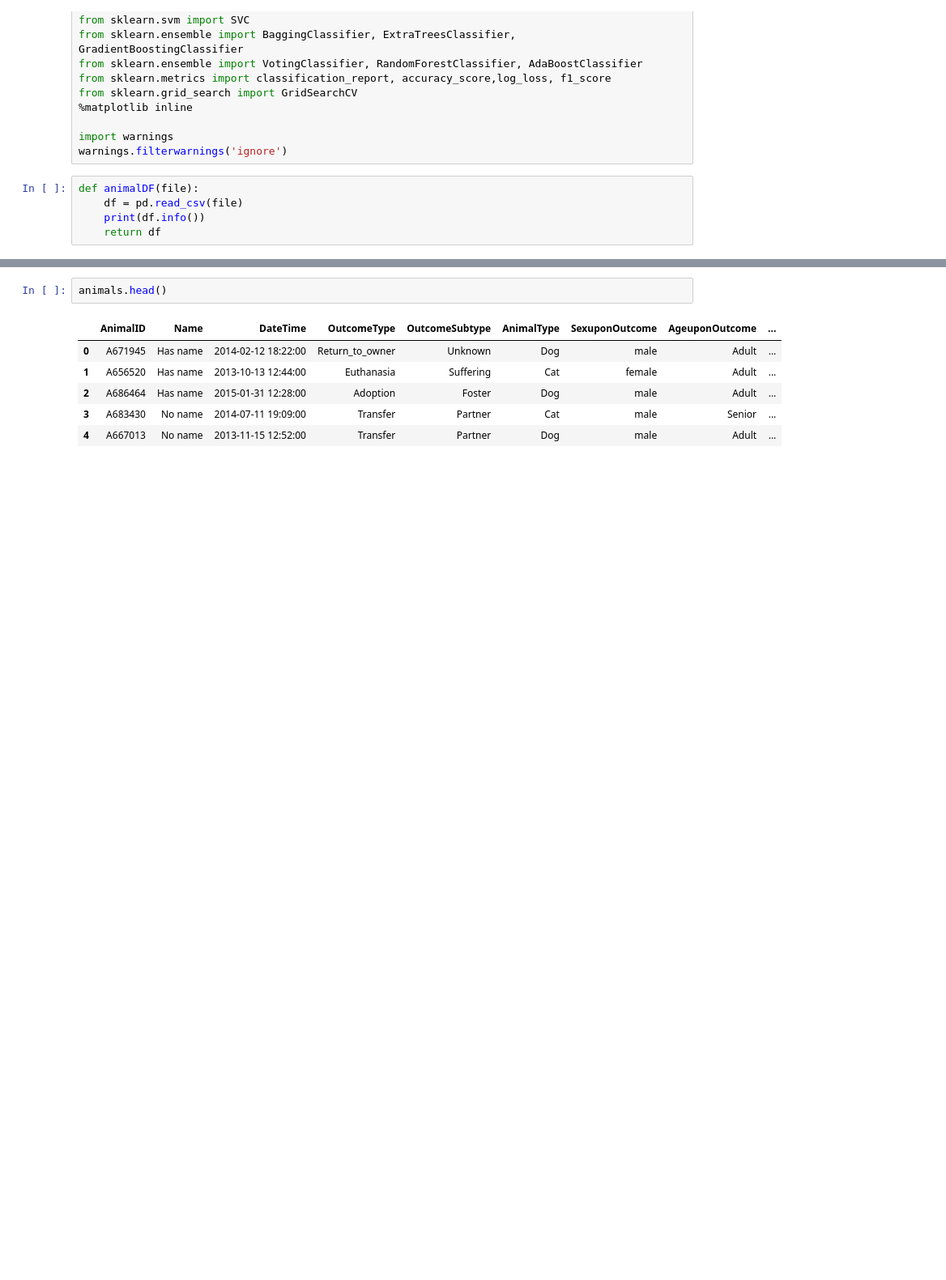
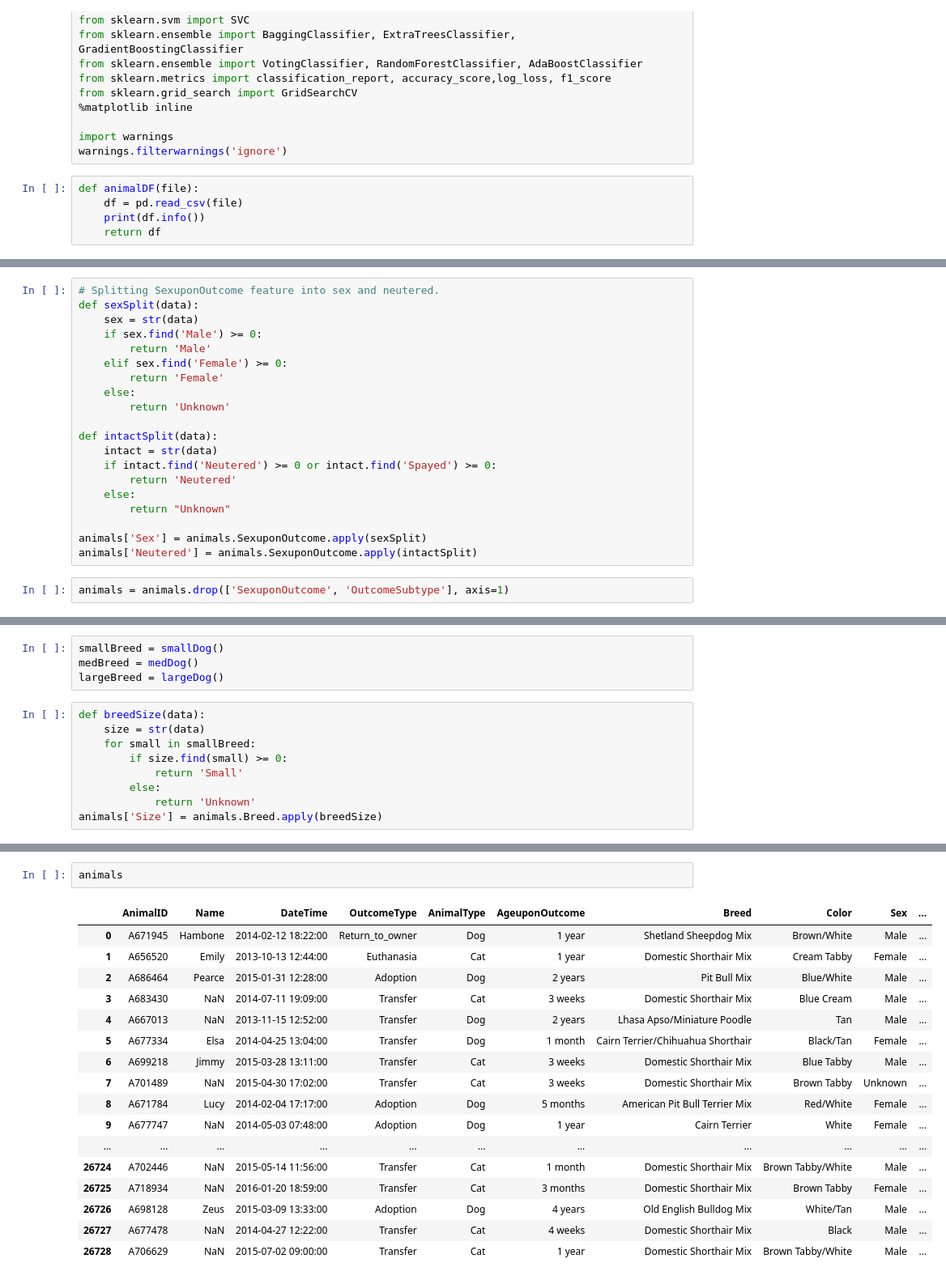
Before and after one commit to Infinite88/animal-shelter, a Jupyter notebook: animal_shelter.ipynb, the cells around one changed output, grey strips where cells are left out. Shown at 81% size. Drawn from its saved outputs; the diff is of its cells as text; blank space fills up the shorter version.

```diff
--- a/animal_shelter.ipynb
+++ b/animal_shelter.ipynb
@@ -191,0 +79,22 @@ test['AgeuponOutcome'] = test.AgeuponOutcome.apply(age_group)
+# %%
+# Splitting SexuponOutcome feature into sex and neutered.
+def sexSplit(data):
+    sex = str(data)
+    if sex.find('Male') >= 0:
+        return 'Male'
+    elif sex.find('Female') >= 0:
+        return 'Female'
+    else:
+        return 'Unknown'
+
+def intactSplit(data):
+    intact = str(data)
+    if intact.find('Neutered') >= 0 or intact.find('Spayed') >= 0:
+        return 'Neutered'
+    else:
+        return "Unknown"
+
+animals['Sex'] = animals.SexuponOutcome.apply(sexSplit)
+animals['Neutered'] = animals.SexuponOutcome.apply(intactSplit)
+# %%
+animals = animals.drop(['SexuponOutcome', 'OutcomeSubtype'], axis=1)
@@ -191,0 +103,13 @@ test['AgeuponOutcome'] = test.AgeuponOutcome.apply(age_group)
+# %%
+smallBreed = smallDog()
+medBreed = medDog()
+largeBreed = largeDog()
+# %%
+def breedSize(data):
+    size = str(data)
+    for small in smallBreed:
+        if size.find(small) >= 0:
+            return 'Small'
+        else:
+            return 'Unknown'
+animals['Size'] = animals.Breed.apply(breedSize)
@@ -192,9 +122,20 @@ test['AgeuponOutcome'] = test.AgeuponOutcome.apply(age_group)
 # %%
-animals.head()
+animals
 # %% [output]
-|  | AnimalID | Name | DateTime | OutcomeType | OutcomeSubtype | AnimalType | SexuponOutcome | AgeuponOutcome | ... |
-| 0 | A671945 | Has name | 2014-02-12 18:22:00 | Return_to_owner | Unknown | Dog | male | Adult | ... |
-| 1 | A656520 | Has name | 2013-10-13 12:44:00 | Euthanasia | Suffering | Cat | female | Adult | ... |
-| 2 | A686464 | Has name | 2015-01-31 12:28:00 | Adoption | Foster | Dog | male | Adult | ... |
-| 3 | A683430 | No name | 2014-07-11 19:09:00 | Transfer | Partner | Cat | male | Senior | ... |
-| 4 | A667013 | No name | 2013-11-15 12:52:00 | Transfer | Partner | Dog | male | Adult | ... |
+|  | AnimalID | Name | DateTime | OutcomeType | AnimalType | AgeuponOutcome | Breed | Color | Sex | ... |
+| 0 | A671945 | Hambone | 2014-02-12 18:22:00 | Return_to_owner | Dog | 1 year | Shetland Sheepdog Mix | Brown/White | Male | ... |
+| 1 | A656520 | Emily | 2013-10-13 12:44:00 | Euthanasia | Cat | 1 year | Domestic Shorthair Mix | Cream Tabby | Female | ... |
+| 2 | A686464 | Pearce | 2015-01-31 12:28:00 | Adoption | Dog | 2 years | Pit Bull Mix | Blue/White | Male | ... |
+| 3 | A683430 | NaN | 2014-07-11 19:09:00 | Transfer | Cat | 3 weeks | Domestic Shorthair Mix | Blue Cream | Male | ... |
+| 4 | A667013 | NaN | 2013-11-15 12:52:00 | Transfer | Dog | 2 years | Lhasa Apso/Miniature Poodle | Tan | Male | ... |
+| 5 | A677334 | Elsa | 2014-04-25 13:04:00 | Transfer | Dog | 1 month | Cairn Terrier/Chihuahua Shorthair | Black/Tan | Female | ... |
+| 6 | A699218 | Jimmy | 2015-03-28 13:11:00 | Transfer | Cat | 3 weeks | Domestic Shorthair Mix | Blue Tabby | Male | ... |
+| 7 | A701489 | NaN | 2015-04-30 17:02:00 | Transfer | Cat | 3 weeks | Domestic Shorthair Mix | Brown Tabby | Unknown | ... |
+| 8 | A671784 | Lucy | 2014-02-04 17:17:00 | Adoption | Dog | 5 months | American Pit Bull Terrier Mix | Red/White | Female | ... |
+| 9 | A677747 | NaN | 2014-05-03 07:48:00 | Adoption | Dog | 1 year | Cairn Terrier | White | Female | ... |
+| ... | ... | ... | ... | ... | ... | ... | ... | ... | ... | ... |
+| 26724 | A702446 | NaN | 2015-05-14 11:56:00 | Transfer | Cat | 1 month | Domestic Shorthair Mix | Brown Tabby/White | Male | ... |
+| 26725 | A718934 | NaN | 2016-01-20 18:59:00 | Transfer | Cat | 3 months | Domestic Shorthair Mix | Brown Tabby | Female | ... |
+| 26726 | A698128 | Zeus | 2015-03-09 13:33:00 | Adoption | Dog | 4 years | Old English Bulldog Mix | White/Tan | Male | ... |
+| 26727 | A677478 | NaN | 2014-04-27 12:22:00 | Transfer | Cat | 4 weeks | Domestic Shorthair Mix | Black | Male | ... |
+| 26728 | A706629 | NaN | 2015-07-02 09:00:00 | Transfer | Cat | 1 year | Domestic Shorthair Mix | Brown Tabby/White | Male | ... |
```
Also changed, not shown: parts of 51 cells of this notebook.
